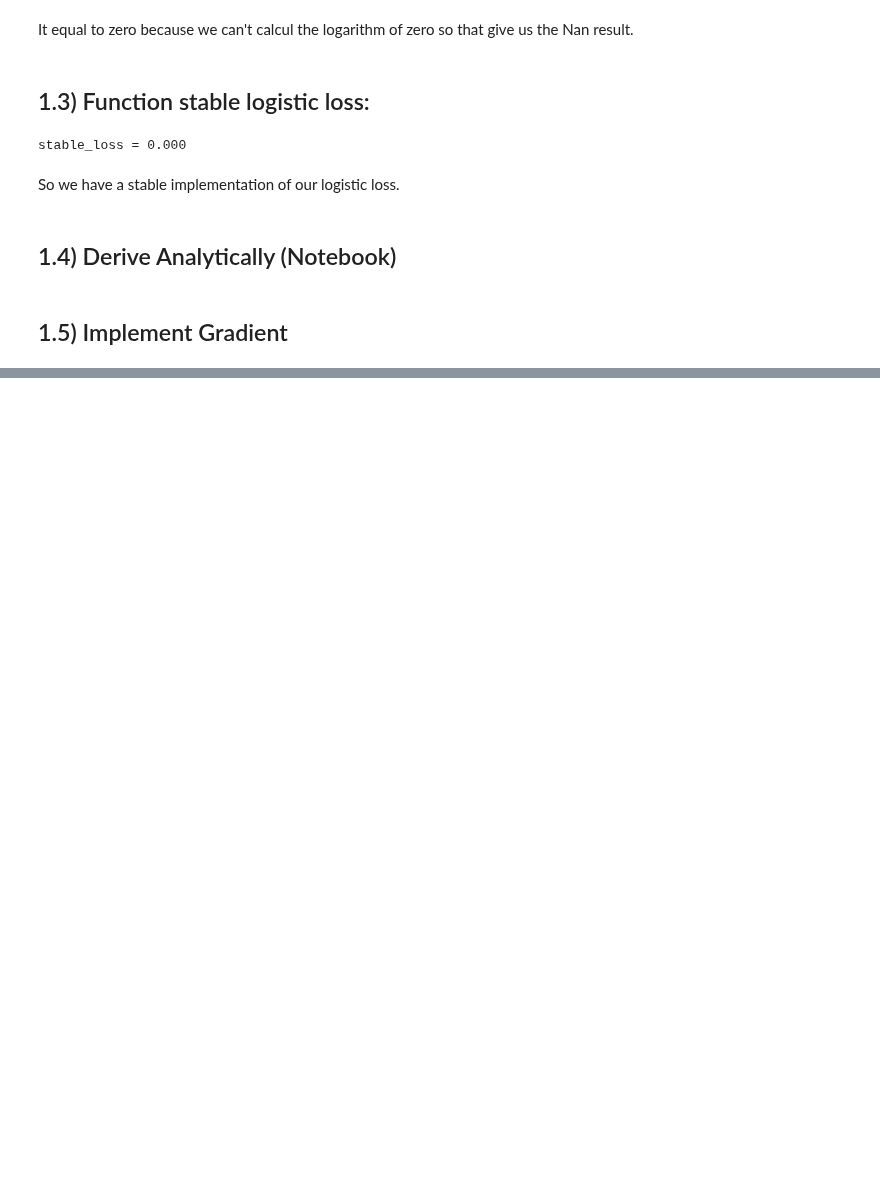
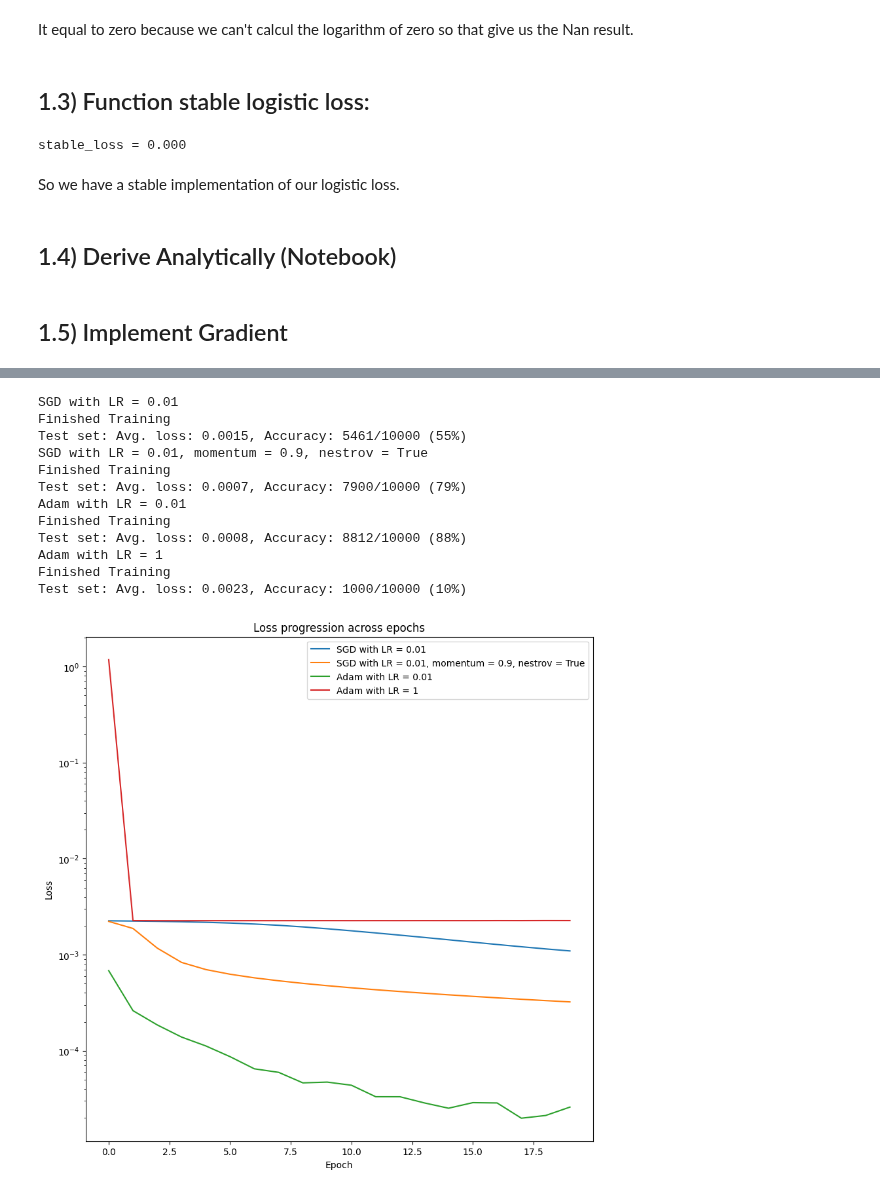
Before and after one commit to fpalmisa/FundamentalLearningEPFL, a Jupyter notebook: Homework 3/Homework3.ipynb, the cells around one changed output, grey strips where cells are left out. Drawn from its saved outputs; the diff is of its cells as text; code cells hidden in the pictures; blank space fills up the shorter version.

```diff
--- a/Homework 3/Homework3.ipynb
+++ b/Homework 3/Homework3.ipynb
@@ -110,0 +193,17 @@ def gradient(X, y, W):
+# %%
+class Net(nn.Module):
+    def __init__(self):
+        super().__init__()
+        self.fc1 = nn.Linear(28*28, 100)
+        self.fc2 = nn.Linear(100, 100)
+        self.fc3 = nn.Linear(100, 10)
+        self.relu = nn.ReLU()
+
+    def forward(self, x: torch.Tensor) -> torch.Tensor:
+        x = x.view(-1, 784)
+        x = self.fc1(x)
+        x = self.relu(x)
+        x = self.fc2(x)
+        x = self.relu(x)
+        output = self.fc3(x)
+        return output
@@ -110,0 +297,55 @@ def gradient(X, y, W):
+# %%
+plt.figure(figsize=(10, 10))
+#Model with Optimizer : SGD and Learning Rate : 0.01
+modelSGD_001 = Net()
+optimizerSGD_001 = optim.SGD(modelSGD_001.parameters(), lr=0.01)
+print('SGD with LR = 0.01')
+lossesSGD_001 = fit(modelSGD_001, train_dataloader, optimizerSGD_001, EPOCHS, device = DEVICE)
+predict(modelSGD_001, test_dataloader, device = DEVICE)
+plt.plot(lossesSGD_001, label = "SGD with LR = 0.01")
+
+#Model with Optimizer : SGD with momentum and Learning Rate : 0.01, momentum : 0.9, nestrov : True
+modelSGD_001_momentum = Net()
+optimizerSGD_001_momentum = optim.SGD(modelSGD_001_momentum.parameters(), lr=0.01, momentum=0.9, nesterov=True)
+print('SGD with LR = 0.01, momentum = 0.9, nestrov = True')
+lossesSGD_001_momentum = fit(modelSGD_001_momentum, train_dataloader, optimizerSGD_001_momentum, EPOCHS, device = DEVICE)
+predict(modelSGD_001_momentum, test_dataloader, device = DEVICE)
+plt.plot(lossesSGD_001_momentum, label = "SGD with LR = 0.01, momentum = 0.9, nestrov = True")
+
+#Model with Adam Optimizer and Learning Rate : 0.01
+modelAdam_001 = Net()
+optimizerAdam_001 = optim.Adam(modelAdam_001.parameters(), lr=0.01)
+print('Adam with LR = 0.01')
+lossesAdam_001 = fit(modelAdam_001, train_dataloader, optimizerAdam_001, EPOCHS, device = DEVICE)
+predict(modelAdam_001, test_dataloader, device = DEVICE)
+plt.plot(lossesAdam_001, label = "Adam with LR = 0.01")
+
+#Model with Adam Optimizer and Learning Rate : 1
+modelAdam_1 = Net()
+optimizerAdam_1 = optim.Adam(modelAdam_1.parameters(), lr=1)
+print('Adam with LR = 1')
+lossesAdam_1 = fit(modelAdam_1, train_dataloader, optimizerAdam_1, EPOCHS, device = DEVICE)
+predict(modelAdam_1, test_dataloader, device = DEVICE)
+plt.plot(lossesAdam_1,  label = "Adam with LR = 1")
+
+
+plt.legend()
+plt.xlabel('Epoch')
+plt.ylabel("Loss")
+plt.yscale("log")
+plt.title("Loss progression across epochs")
+plt.show()
+# %% [output]
+SGD with LR = 0.01
+Finished Training
+Test set: Avg. loss: 0.0015, Accuracy: 5461/10000 (55%)
+SGD with LR = 0.01, momentum = 0.9, nestrov = True
+Finished Training
+Test set: Avg. loss: 0.0007, Accuracy: 7900/10000 (79%)
+Adam with LR = 0.01
+Finished Training
+Test set: Avg. loss: 0.0008, Accuracy: 8812/10000 (88%)
+Adam with LR = 1
+Finished Training
+Test set: Avg. loss: 0.0023, Accuracy: 1000/10000 (10%)
+[figure, added]
```
Also changed, not shown: parts of 16 cells of this notebook, 8 other files.
